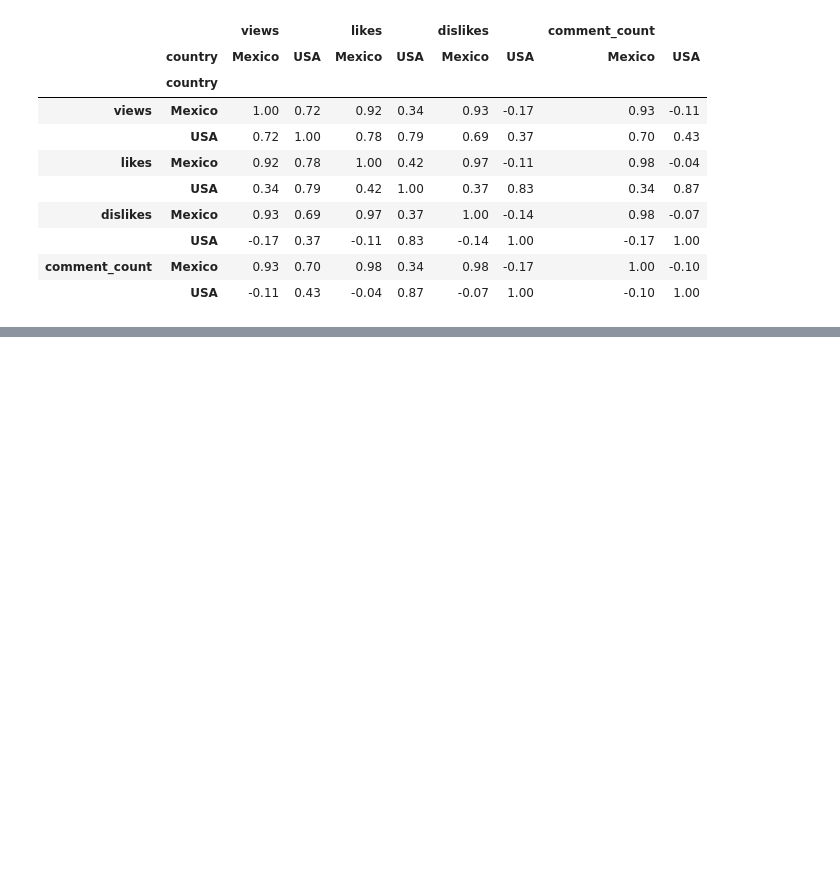
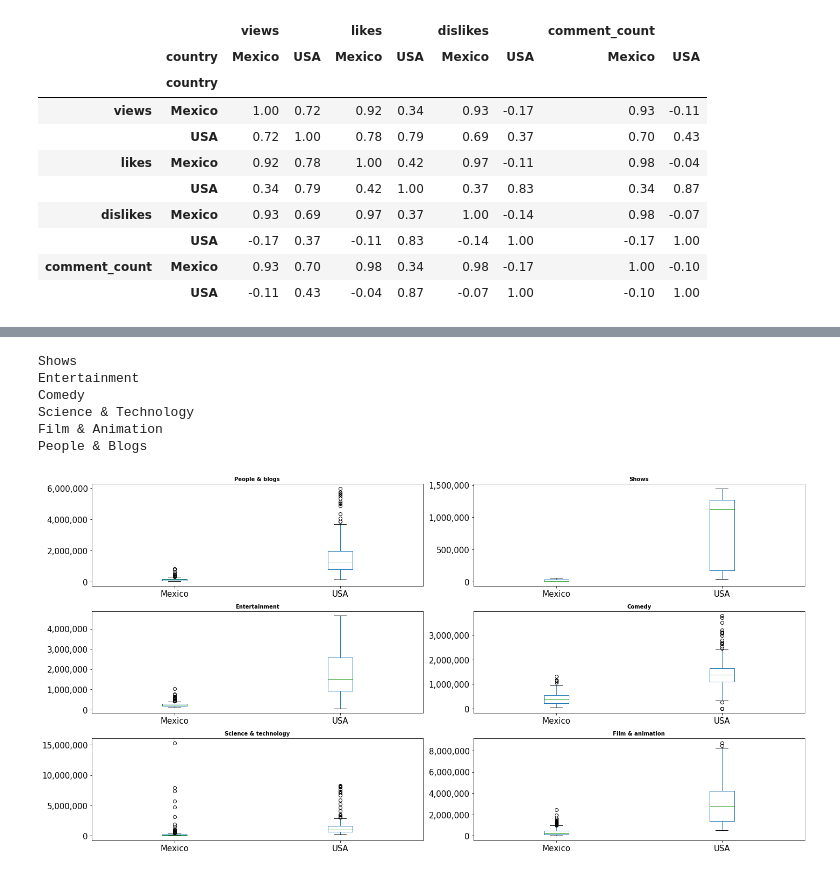
Before and after one commit to fariha23/YouTube_Data_Analysis_Video_Categories, a Jupyter notebook: YouTube_Data_Story.ipynb, the cells around one changed output, grey strips where cells are left out. Drawn from its saved outputs; the diff is of its cells as text; code cells hidden in the pictures; blank space fills up the shorter version.

```diff
--- a/YouTube_Data_Story.ipynb
+++ b/YouTube_Data_Story.ipynb
@@ -660,0 +273,55 @@ plt.savefig('views-vs-dislikes.jpg', bbox_inches = "tight")
+# %%
+category=list(dw.combined_usa_mx_df['category_name'].unique())
+category.remove('Nonprofits & Activism')
+
+category1=['Shows','Entertainment','Comedy','Science & Technology','Film & Animation','People & Blogs']
+category2=['News & Politics','Sports','Music','Pets & Animals','Education','Howto & Style']
+category3=['Autos & Vehicles','Travel & Events','Gaming']
+
+####
+#fig, axes = plt.subplots(nrows=int(len(category)/2),ncols=2,figsize=(20,40))
+fig, axes = plt.subplots(nrows=3,ncols=2,figsize=(20,10))
+for cat in category1:
+    print(cat)
+
+    if cat=='Shows':
+        i=0
+        j=1
+    elif cat=='People & Blogs':
+        i=0
+        j=0
+    elif cat=='Entertainment':
+        i=1
+        j=0
+    elif cat=='Comedy':
+        i=1
+        j=1
+    elif cat == 'Science & Technology':
+        i=2
+        j=0
+    elif cat== 'Film & Animation':
+        i=2
+        j=1
+
+    cat_df=dw.combined_usa_mx_df[(dw.combined_usa_mx_df.category_name==cat)]
+    #cat_df['trending_date']=cat_df['trending_date'].dt.year
+    cat_df_drop=cat_df.drop_duplicates()
+    #cat_df.reset_index(drop=True,inplace=True)
+    cat_df.groupby(['trending_date', 'country'])['views'].mean().unstack('country').plot.box(ax=axes[i][j])
+    axes[i][j].set_title(str(cat).capitalize(),fontsize=10,weight="bold")
+    axes[i][j].xaxis.set_tick_params(labelsize=15, width=0.9)
+    axes[i][j].yaxis.set_tick_params(labelsize=15, width=0.9)
+    axes[i][j].yaxis.set_major_formatter(FuncFormatter(lambda y, p: format(int(y),',')))
+    plt.tight_layout()
+
+
+
+plt.savefig('Boxplots1.jpg', bbox_inches = "tight")
+# %% [output]
+Shows
+Entertainment
+Comedy
+Science & Technology
+Film & Animation
+People & Blogs
+[figure, added]
```
Also changed, not shown: parts of 17 cells of this notebook, 1 other file.
